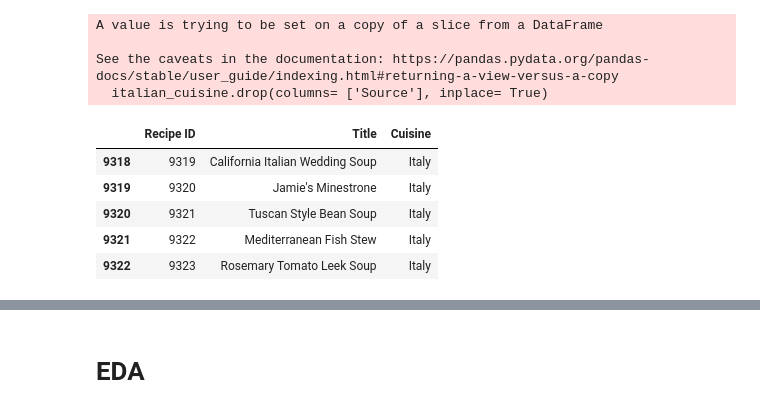
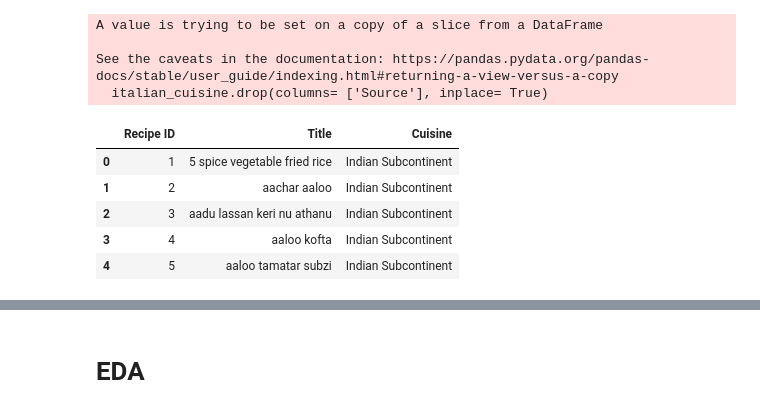
Before and after one commit to Keerat-Singh/WIL_Week-1, a Jupyter notebook: main_week_2.ipynb, the cells around one changed output, grey strips where cells are left out. Saved outputs shown, nothing was run; the diff lists cells and outputs as text; code cells hidden in the pictures.

```diff
--- a/main_week_2.ipynb
+++ b/main_week_2.ipynb
@@ -14,17 +14,17 @@ data_recipe_ingredients = pd.read_csv("CulinaryDB/04_Recipe-Ingredients_Aliases.
 # Updating column name
 data_compound_ingredients.rename(columns= {'entity_id': 'Entity ID'}, inplace= True)
 # %%
-italian_cuisine = data_recipe_details[data_recipe_details['Cuisine'] == 'Italy']
+italian_cuisine = data_recipe_details[data_recipe_details['Cuisine'] == 'Indian Subcontinent']
 italian_cuisine.drop(columns= ['Source'], inplace= True)
 italian_cuisine.head()
 # %% [output]
 A value is trying to be set on a copy of a slice from a DataFrame
 
 See the caveats in the documentation: https://pandas.pydata.org/pandas-docs/stable/user_guide/indexing.html#returning-a-view-versus-a-copy
   italian_cuisine.drop(columns= ['Source'], inplace= True)
 |  | Recipe ID | Title | Cuisine |
-| 9318 | 9319 | California Italian Wedding Soup | Italy |
-| 9319 | 9320 | Jamie's Minestrone | Italy |
-| 9320 | 9321 | Tuscan Style Bean Soup | Italy |
-| 9321 | 9322 | Mediterranean Fish Stew | Italy |
-| 9322 | 9323 | Rosemary Tomato Leek Soup | Italy |
+| 0 | 1 | 5 spice vegetable fried rice | Indian Subcontinent |
+| 1 | 2 | aachar aaloo | Indian Subcontinent |
+| 2 | 3 | aadu lassan keri nu athanu | Indian Subcontinent |
+| 3 | 4 | aaloo kofta | Indian Subcontinent |
+| 4 | 5 | aaloo tamatar subzi | Indian Subcontinent |
```
Also changed, not shown: parts of 14 cells of this notebook, 18 other files.
